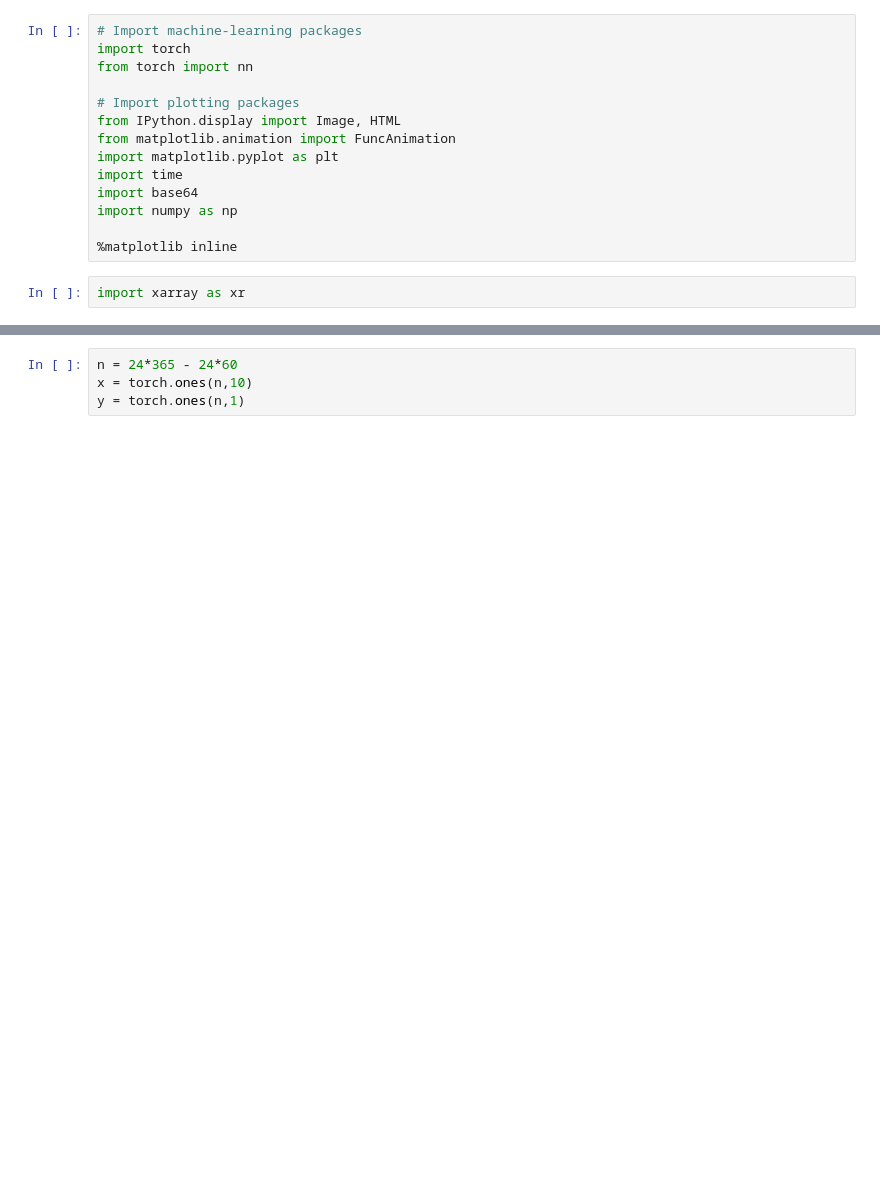
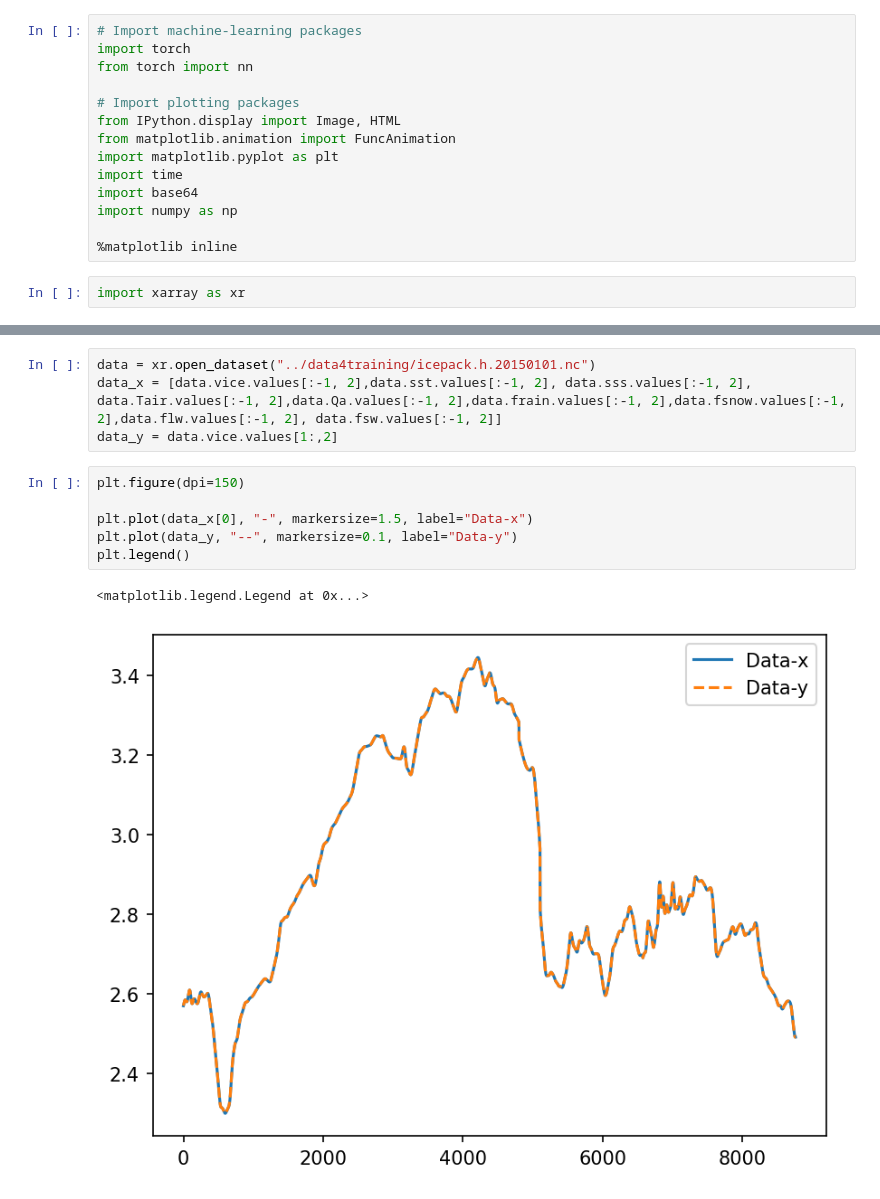
Before and after one commit to francescococetta/ictp2024_project10, a Jupyter notebook: scripts/1_hour_input.ipynb, the cells around one changed output, grey strips where cells are left out. Drawn from its saved outputs; the diff is of its cells as text; blank space fills up the shorter version.

```diff
--- a/scripts/1_hour_input.ipynb
+++ b/scripts/1_hour_input.ipynb
@@ -38,4 +17,13 @@ Data variables: (12/39)
-# %%
-n = 24*365 - 24*60
-x = torch.ones(n,10)
-y = torch.ones(n,1)
+# %%
+data = xr.open_dataset("../data4training/icepack.h.20150101.nc")
+data_x = [data.vice.values[:-1, 2],data.sst.values[:-1, 2], data.sss.values[:-1, 2], data.Tair.values[:-1, 2],data.Qa.values[:-1, 2],data.frain.values[:-1, 2],data.fsnow.values[:-1, 2],data.flw.values[:-1, 2], data.fsw.values[:-1, 2]]
+data_y = data.vice.values[1:,2]
+# %%
+plt.figure(dpi=150)
+
+plt.plot(data_x[0], "-", markersize=1.5, label="Data-x")
+plt.plot(data_y, "--", markersize=0.1, label="Data-y")
+plt.legend()
+# %% [output]
+<matplotlib.legend.Legend at 0x...>
+[figure, added]
```
Also changed, not shown: parts of 12 cells of this notebook.
